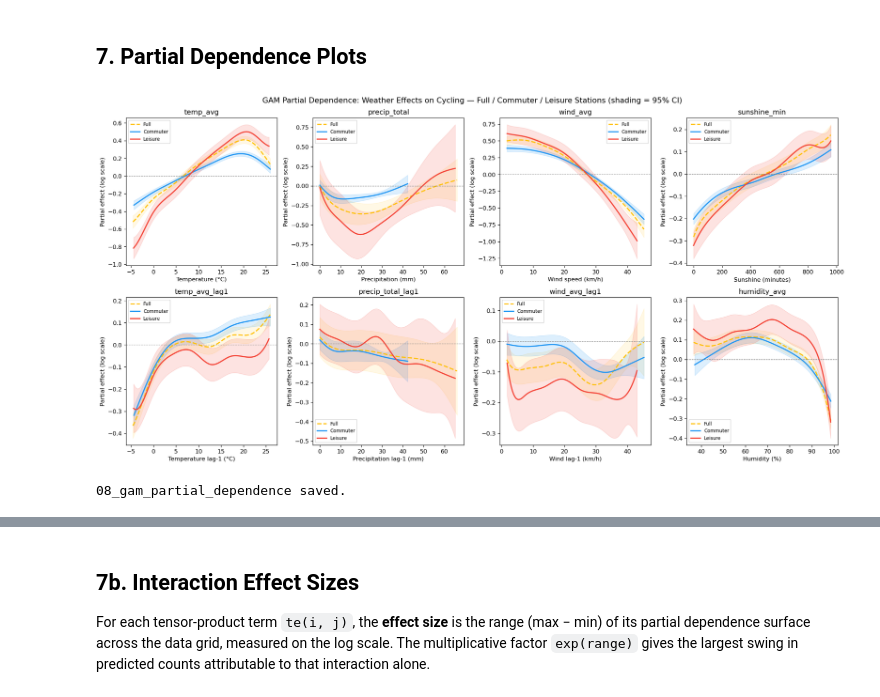
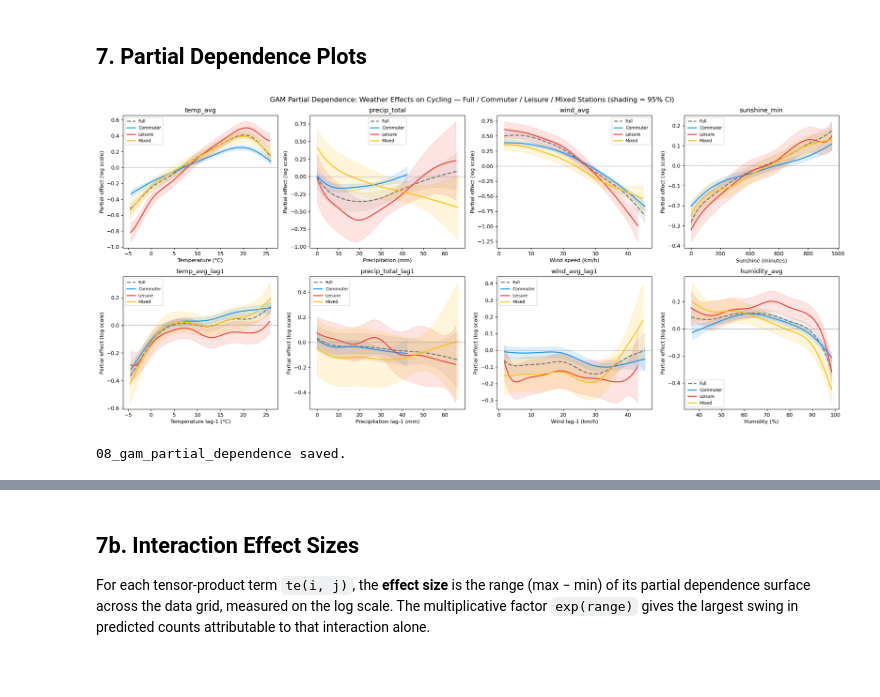
Before and after one commit to Queena34/mda-cycling-weather-group6, a Jupyter notebook: notebooks/08_gam_model_interactions.ipynb, the cells around one changed output, grey strips where cells are left out. Drawn from its saved outputs; the diff is of its cells as text; code cells hidden in the pictures; blank space fills up the shorter version.

Commit message:
refactor(08_gam_interactions): overlay Full/Commuter/Leisure/Mixed partial dependence curves in single 2x4 figure with 95% CI shading

```diff
--- a/notebooks/08_gam_model_interactions.ipynb
+++ b/notebooks/08_gam_model_interactions.ipynb
@@ -678,7 +678,9 @@ Note: Val metrics use model trained on 2023 only; Test metrics use final model t
 # %% [markdown]
 ## 7. Partial Dependence Plots
 # %%
-fig, axes = plt.subplots(2, 4, figsize=(18, 9))
+fig, axes = plt.subplots(2, 4, figsize=(20, 9))
+
+COLOR_FULL = "#757575"
 
 weather_terms = [
     (0, "temp_avg",           "Temperature (°C)",        axes[0, 0]),
@@ -703,42 +705,48 @@ for term_idx, feat_name, xlabel, ax in weather_terms:
     XX_f = gam_full.generate_X_grid(term=term_idx)
     XX_c = gam_commuter.generate_X_grid(term=term_idx)
     XX_l = gam_leisure.generate_X_grid(term=term_idx)
+    XX_m = gam_mixed.generate_X_grid(term=term_idx)
 
-    # generate_X_grid fills non-varied features with 0; fix month (factor, domain 1–12)
+    # generate_X_grid fills non-varied features with 0; fix month (factor, domain 1-12)
     XX_f[:, MONTH_IDX] = 6
     XX_c[:, MONTH_IDX] = 6
     XX_l[:, MONTH_IDX] = 6
+    XX_m[:, MONTH_IDX] = 6
 
     pdep_f, confi_f = gam_full.partial_dependence(term=term_idx, X=XX_f, width=0.95)
     pdep_c, confi_c = gam_commuter.partial_dependence(term=term_idx, X=XX_c, width=0.95)
     pdep_l, confi_l = gam_leisure.partial_dependence(term=term_idx, X=XX_l, width=0.95)
+    pdep_m, confi_m = gam_mixed.partial_dependence(term=term_idx, X=XX_m, width=0.95)
 
     # Convert scaled grid values back to original units for x-axis display
     x_f = inv_x(XX_f, term_idx, scaler)
     x_c = inv_x(XX_c, term_idx, scaler_c)
     x_l = inv_x(XX_l, term_idx, scaler_l)
+    x_m = inv_x(XX_m, term_idx, scaler_m)
 
-    ax.plot(x_f, pdep_f, color=COLORS["mixed"],    linewidth=2, linestyle="--", label="Full")
-    ax.fill_between(x_f, confi_f[:, 0], confi_f[:, 1], alpha=0.10, color=COLORS["mixed"])
+    ax.plot(x_f, pdep_f, color=COLOR_FULL,         linewidth=2, linestyle="--", label="Full")
+    ax.fill_between(x_f, confi_f[:, 0], confi_f[:, 1], alpha=0.10, color=COLOR_FULL)
     ax.plot(x_c, pdep_c, color=COLORS["commuter"], linewidth=2, label="Commuter")
     ax.fill_between(x_c, confi_c[:, 0], confi_c[:, 1], alpha=0.15, color=COLORS["commuter"])
     ax.plot(x_l, pdep_l, color=COLORS["leisure"],  linewidth=2, label="Leisure")
     ax.fill_between(x_l, confi_l[:, 0], confi_l[:, 1], alpha=0.15, color=COLORS["leisure"])
+    ax.plot(x_m, pdep_m, color=COLORS["mixed"],    linewidth=2, label="Mixed")
+    ax.fill_between(x_m, confi_m[:, 0], confi_m[:, 1], alpha=0.15, color=COLORS["mixed"])
 
     ax.axhline(0, color="gray", linestyle="--", linewidth=0.8)
     ax.set_xlabel(xlabel)
     ax.set_ylabel("Partial effect (log scale)")
     ax.set_title(feat_name)
     ax.legend(fontsize=8)
 
 fig.suptitle(
     "GAM Partial Dependence: Weather Effects on Cycling — "
-    "Full / Commuter / Leisure Stations (shading = 95% CI)",
+    "Full / Commuter / Leisure / Mixed Stations (shading = 95% CI)",
     fontsize=13)
 fig.tight_layout()
 fig.savefig(FIGS / "08_gam_partial_dependence_interactions.png", dpi=150)
 plt.show()
 print("08_gam_partial_dependence saved.")
 # %% [output]
-[figure, old version]
+[figure, new version]
 08_gam_partial_dependence saved.
```
Also changed, not shown: parts of 3 cells of this notebook, 1 other file.
